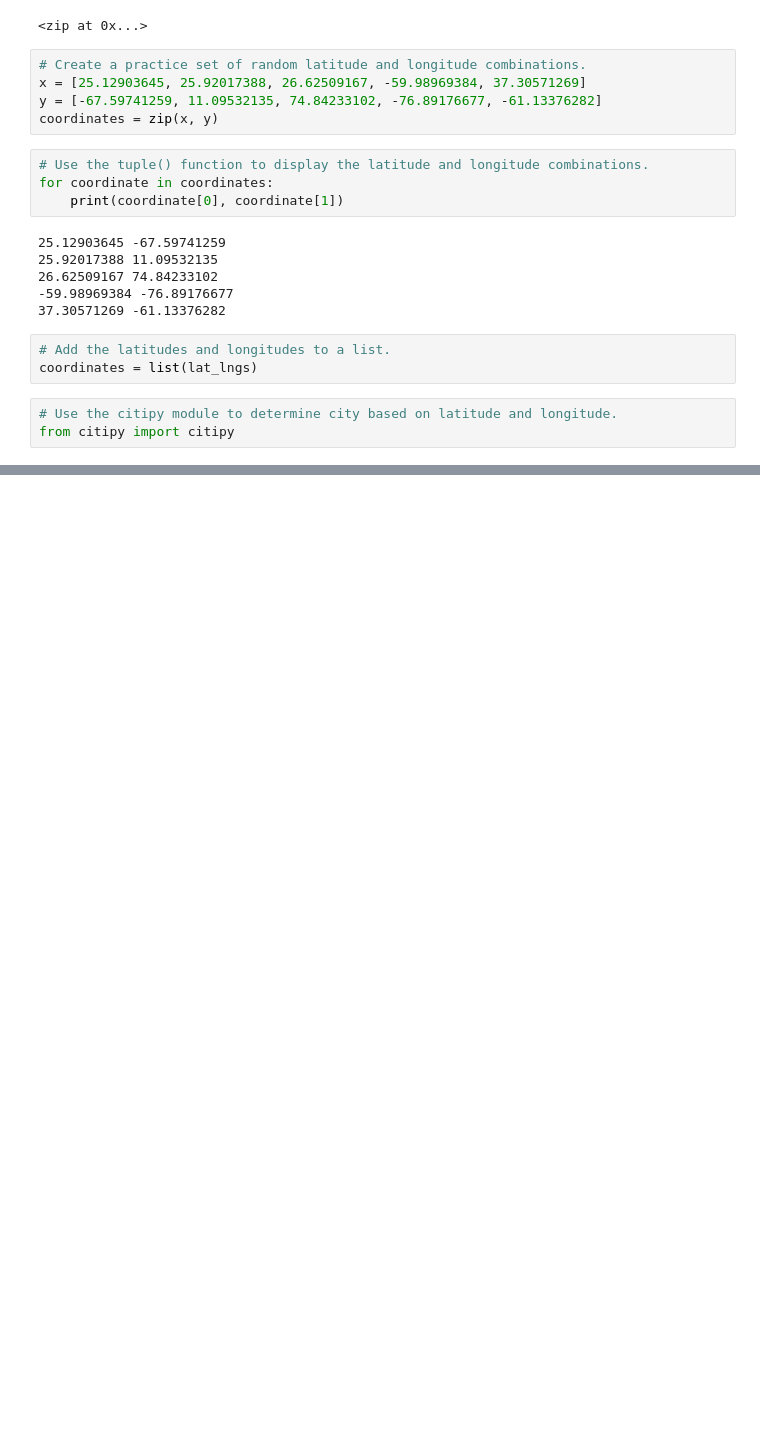
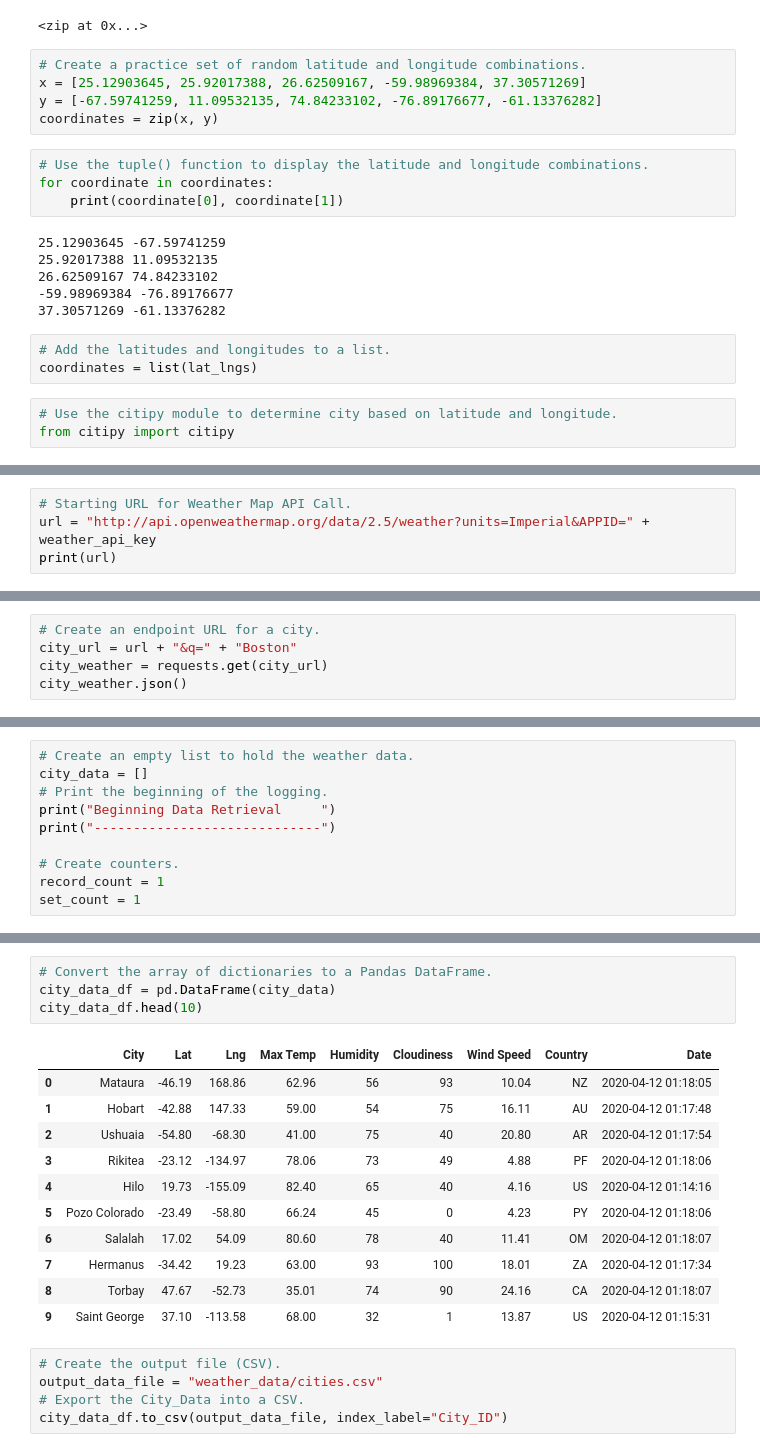
Before and after one commit to emmysobieski/World_Weather_Analysis, a Jupyter notebook: WeatherPy.ipynb, the cells around one changed output, grey strips where cells are left out. Saved outputs shown, nothing was run; the diff lists cells and outputs as text; blank space fills up the shorter version.

Commit message:
Update WeatherPy

```diff
--- a/WeatherPy.ipynb
+++ b/WeatherPy.ipynb
@@ -73,0 +88,4 @@ len(cities)
+# %%
+# Starting URL for Weather Map API Call.
+url = "http://api.openweathermap.org/data/2.5/weather?units=Imperial&APPID=" + weather_api_key
+print(url)
@@ -73,0 +166,5 @@ len(cities)
+# %%
+# Create an endpoint URL for a city.
+city_url = url + "&q=" + "Boston"
+city_weather = requests.get(city_url)
+city_weather.json()
@@ -73,0 +221,10 @@ len(cities)
+# %%
+# Create an empty list to hold the weather data.
+city_data = []
+# Print the beginning of the logging.
+print("Beginning Data Retrieval     ")
+print("-----------------------------")
+
+# Create counters.
+record_count = 1
+set_count = 1
@@ -73,0 +301,21 @@ len(cities)
+# %%
+# Convert the array of dictionaries to a Pandas DataFrame.
+city_data_df = pd.DataFrame(city_data)
+city_data_df.head(10)
+# %% [output]
+|  | City | Lat | Lng | Max Temp | Humidity | Cloudiness | Wind Speed | Country | Date |
+| 0 | Mataura | -46.19 | 168.86 | 62.96 | 56 | 93 | 10.04 | NZ | 2020-04-12 01:18:05 |
+| 1 | Hobart | -42.88 | 147.33 | 59.00 | 54 | 75 | 16.11 | AU | 2020-04-12 01:17:48 |
+| 2 | Ushuaia | -54.80 | -68.30 | 41.00 | 75 | 40 | 20.80 | AR | 2020-04-12 01:17:54 |
+| 3 | Rikitea | -23.12 | -134.97 | 78.06 | 73 | 49 | 4.88 | PF | 2020-04-12 01:18:06 |
+| 4 | Hilo | 19.73 | -155.09 | 82.40 | 65 | 40 | 4.16 | US | 2020-04-12 01:14:16 |
+| 5 | Pozo Colorado | -23.49 | -58.80 | 66.24 | 45 | 0 | 4.23 | PY | 2020-04-12 01:18:06 |
+| 6 | Salalah | 17.02 | 54.09 | 80.60 | 78 | 40 | 11.41 | OM | 2020-04-12 01:18:07 |
+| 7 | Hermanus | -34.42 | 19.23 | 63.00 | 93 | 100 | 18.01 | ZA | 2020-04-12 01:17:34 |
+| 8 | Torbay | 47.67 | -52.73 | 35.01 | 74 | 90 | 24.16 | CA | 2020-04-12 01:18:07 |
+| 9 | Saint George | 37.10 | -113.58 | 68.00 | 32 | 1 | 13.87 | US | 2020-04-12 01:15:31 |
+# %%
+# Create the output file (CSV).
+output_data_file = "weather_data/cities.csv"
+# Export the City_Data into a CSV.
+city_data_df.to_csv(output_data_file, index_label="City_ID")
```
Also changed, not shown: parts of 22 cells of this notebook, 2 other files.
